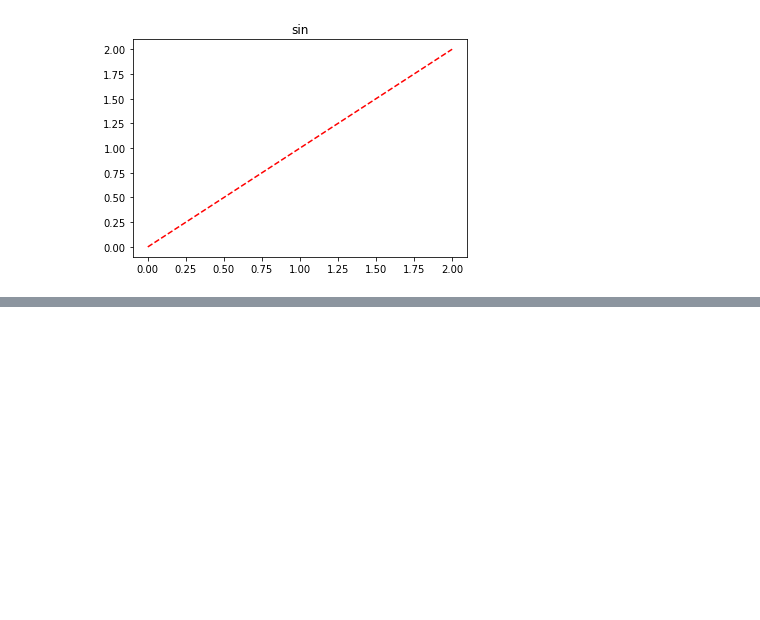
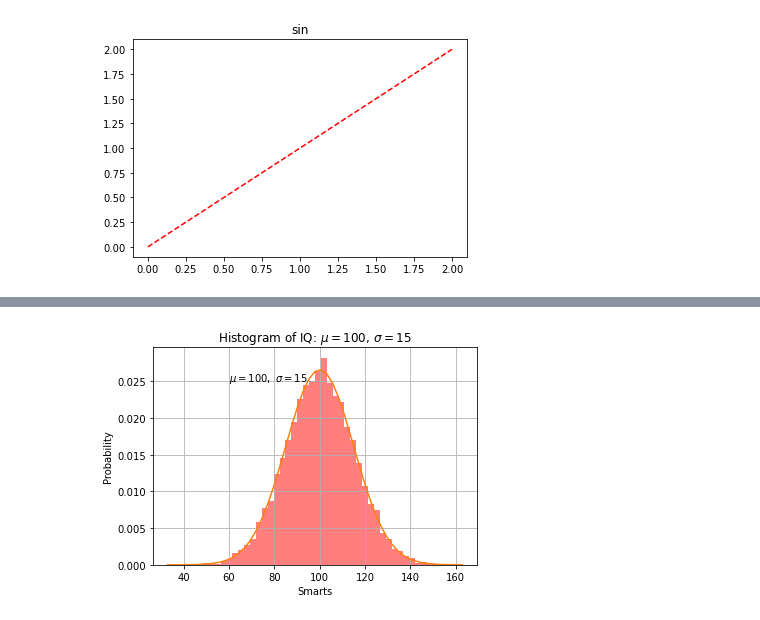
Before and after one commit to Lvwenchao/DeepLearning, a Jupyter notebook: DeepLearn/matplotlib/plot.ipynb, the cells around one changed output, grey strips where cells are left out. Cells and saved outputs as stored; diff of their text form; code cells hidden in the pictures; blank space fills up the shorter version.

```diff
--- a/DeepLearn/matplotlib/plot.ipynb
+++ b/DeepLearn/matplotlib/plot.ipynb
@@ -39,18 +40,22 @@ Text(0, 0.5, 'yEntry')
 # %%
 mu = 100 # mean of distribution
 sigma = 15 # standard deviation of distribution
-x = mu + sigma * np.random.randn(10000)
+data = mu + sigma * np.random.randn(10000)
 
 num_bins = 50
 # the histogram of the data
-n, bins, patches = plt.hist(x, num_bins, normed=1, facecolor='blue', alpha=0.5)
+plt.grid(True)
+n, bins, patches = plt.hist(data, num_bins,density=1,facecolor='r', alpha=0.5)
 # add a 'best fit' line
-y =
-plt.plot(bins, y, 'r--')
+y=stats.norm.pdf(bins,mu,sigma)
+plt.plot(bins,y)
+plt.text(60, .025, r'$\mu=100,\ \sigma=15$')
+# plt.plot(bins, y, 'r--')
 plt.xlabel('Smarts')
 plt.ylabel('Probability')
 plt.title(r'Histogram of IQ: $\mu=100$, $\sigma=15$')
 
 # Tweak spacing to prevent clipping of ylabel
 plt.subplots_adjust(left=0.15)
-plt.show()
+# %% [output]
+[figure, added]
```
Also changed, not shown: parts of 4 cells of this notebook, 11 other files.
